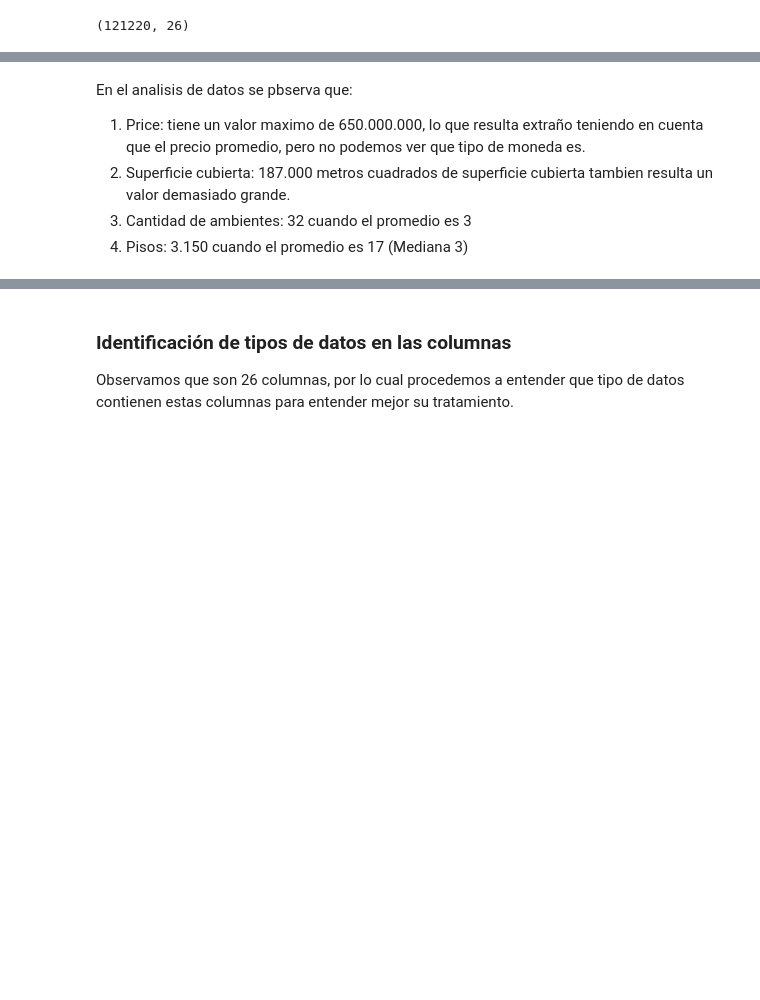
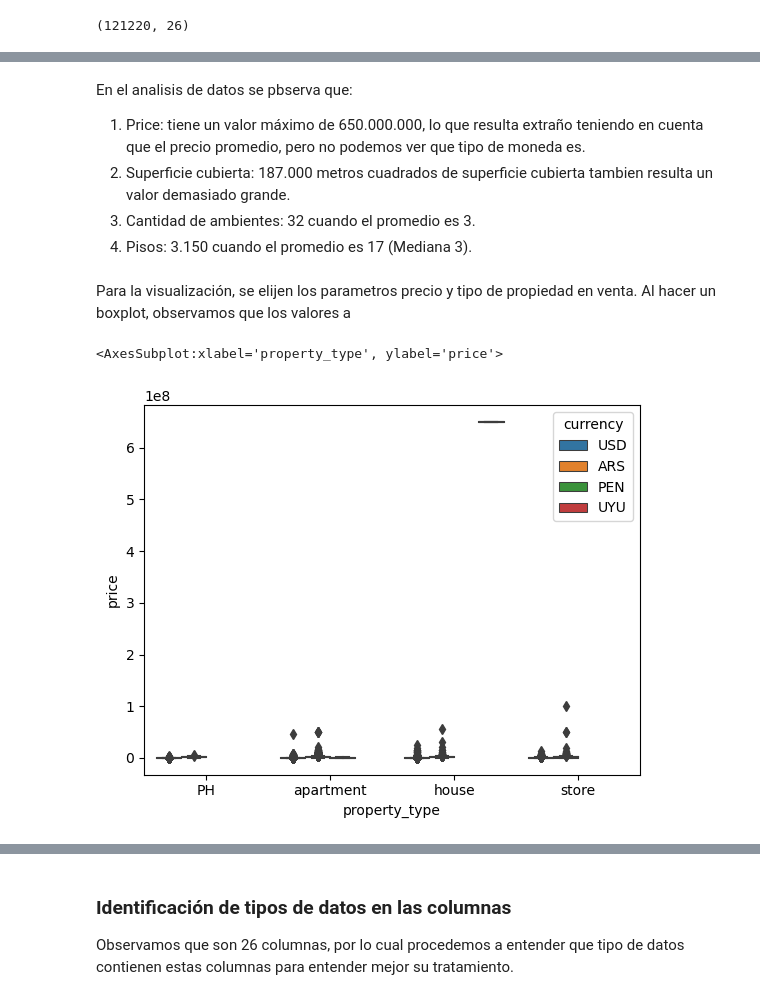
Before and after one commit to fbenitezpiloni/dh_tp_grupo_13, a Jupyter notebook: TP1/TP1_DH.ipynb, the cells around one changed output, grey strips where cells are left out. Cells and saved outputs as stored; diff of their text form; code cells hidden in the pictures; blank space fills up the shorter version.

Commit message:
agregue box plot en diferentes versiones por precio y por tipo de inmueble. Como hay muchos outsiders, hice uno eliminando el MAX pero no resulta, entonces hice lo mismo con cuartiles 10,90 y 20,80

```diff
--- a/TP1/TP1_DH.ipynb
+++ b/TP1/TP1_DH.ipynb
@@ -52,7 +53,16 @@ round(df_prop.describe(),0)
 | max | 121219.0 | 6948895.0 | 5.0 | -54.0 | 650000000.0 | 821271104.0 | 46545445.0 | ... |
 # %% [markdown]
 En el analisis de datos se pbserva que:
-1. Price: tiene un valor maximo de 650.000.000, lo que resulta extraño teniendo en cuenta que el precio promedio, pero no podemos ver que tipo de moneda es.
+1. Price: tiene un valor máximo de 650.000.000, lo que resulta extraño teniendo en cuenta que el precio promedio, pero no podemos ver que tipo de moneda es.
 2. Superficie cubierta: 187.000 metros cuadrados de superficie cubierta tambien resulta un valor demasiado grande.
-3. Cantidad de ambientes: 32 cuando el promedio es 3
-4. Pisos: 3.150 cuando el promedio es 17 (Mediana 3)
+3. Cantidad de ambientes: 32 cuando el promedio es 3.
+4. Pisos: 3.150 cuando el promedio es 17 (Mediana 3).
+# %% [markdown]
+Para la visualización, se elijen los parametros precio y tipo de propiedad en venta. Al hacer un boxplot, observamos que los valores a
+# %%
+sn.boxplot(x=df_prop.property_type,
+y=df_prop.price,
+hue=df_prop.currency)
+# %% [output]
+<AxesSubplot:xlabel='property_type', ylabel='price'>
+[figure, added]
```
Also changed, not shown: parts of 5 cells of this notebook.
